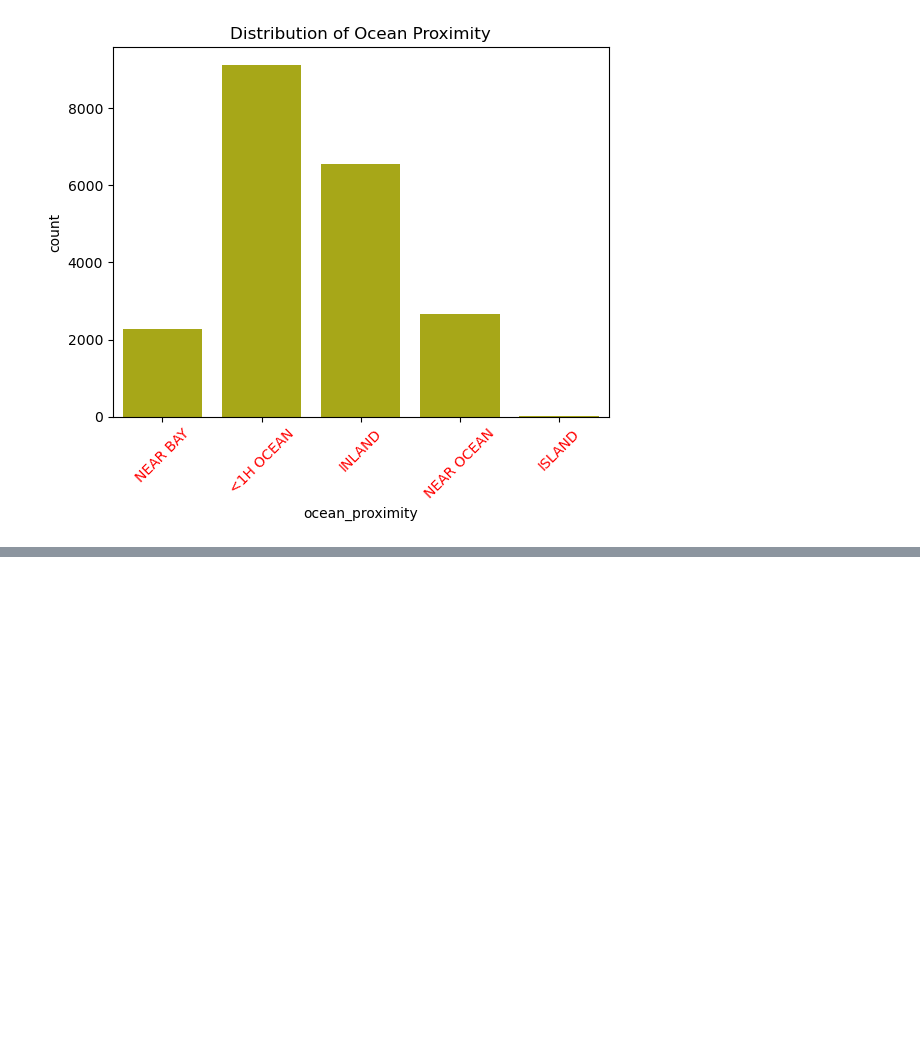
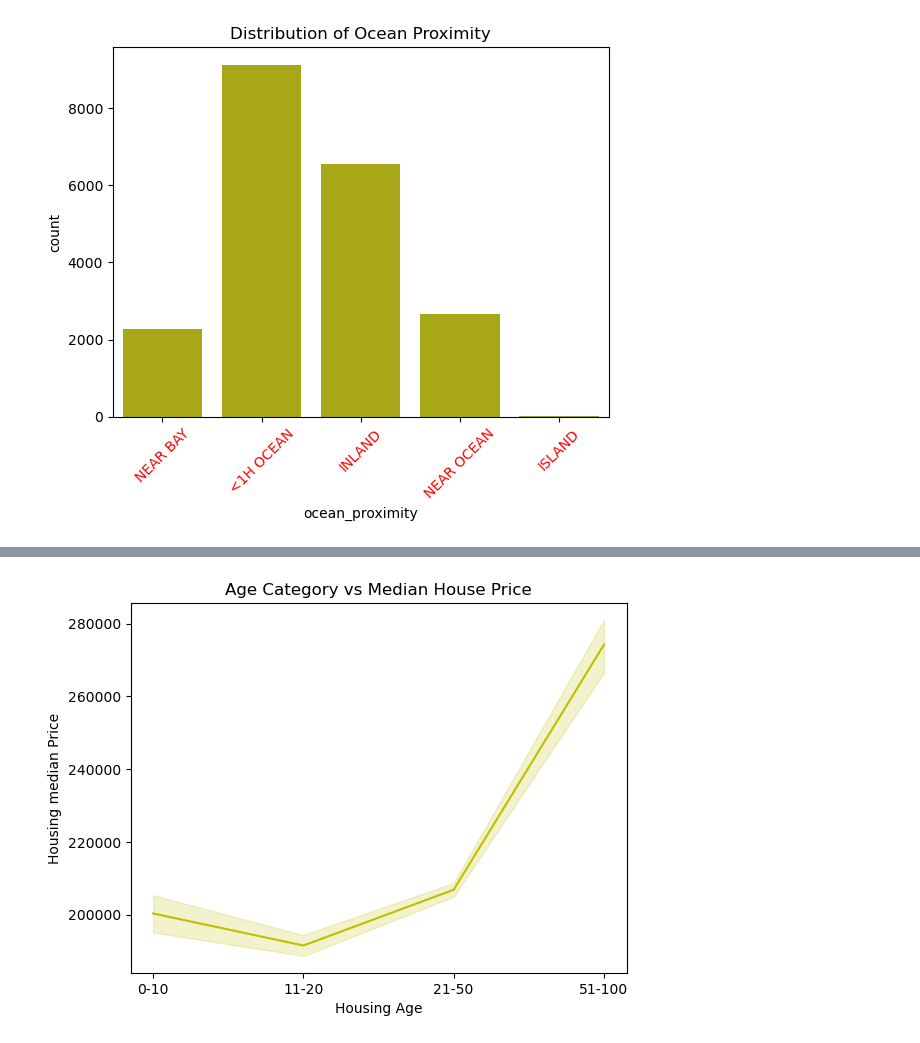
Before and after one commit to debdoot9804/House_price_prediction_ML, a Jupyter notebook: data_preprocessing.ipynb, the cells around one changed output, grey strips where cells are left out. Saved outputs shown, nothing was run; the diff lists cells and outputs as text; code cells hidden in the pictures; blank space fills up the shorter version.

```diff
--- a/data_preprocessing.ipynb
+++ b/data_preprocessing.ipynb
@@ -171,0 +209,8 @@ plt.show()
+# %%
+sns.lineplot(x=df['Age_Category'],y=df['median_house_value'],color='y')
+plt.title("Age Category vs Median House Price")
+plt.xlabel("Housing Age")
+plt.ylabel("Housing median Price")
+plt.show()
+# %% [output]
+[figure, added]
```
Also changed, not shown: parts of 17 cells of this notebook, 1 other file.
